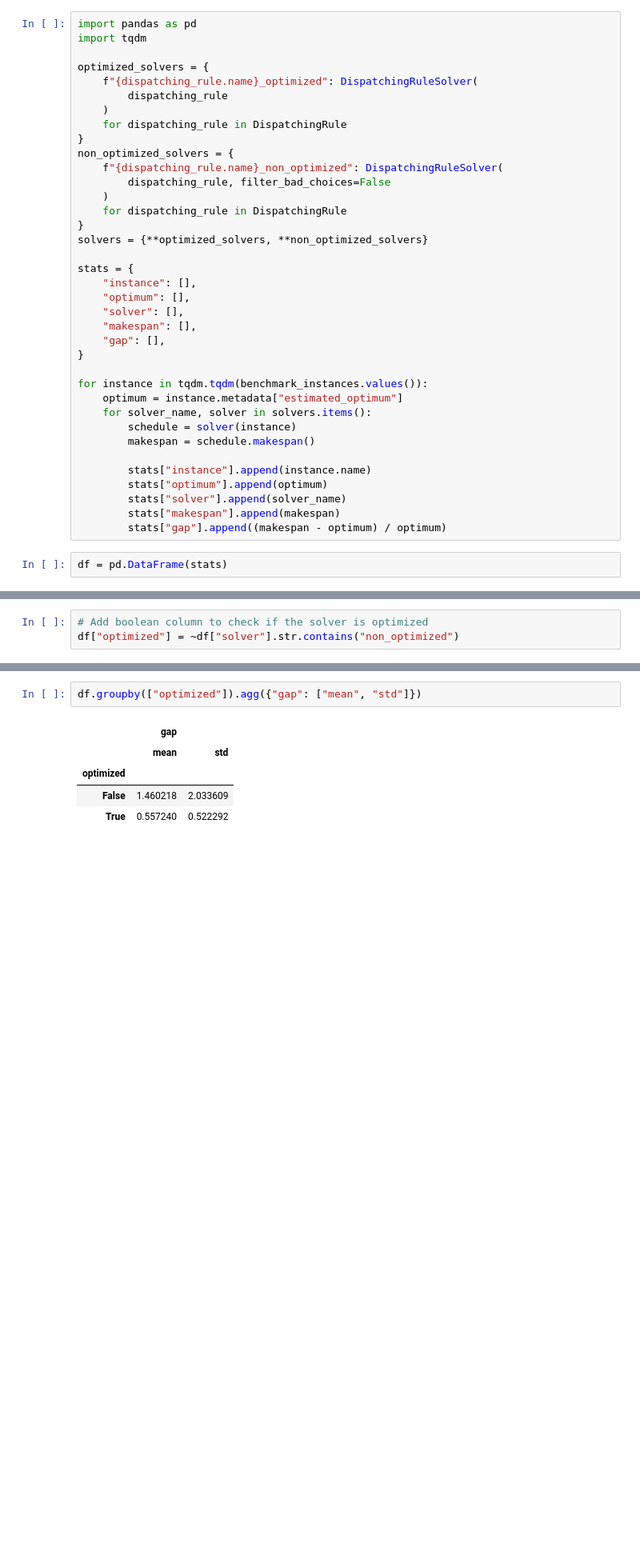
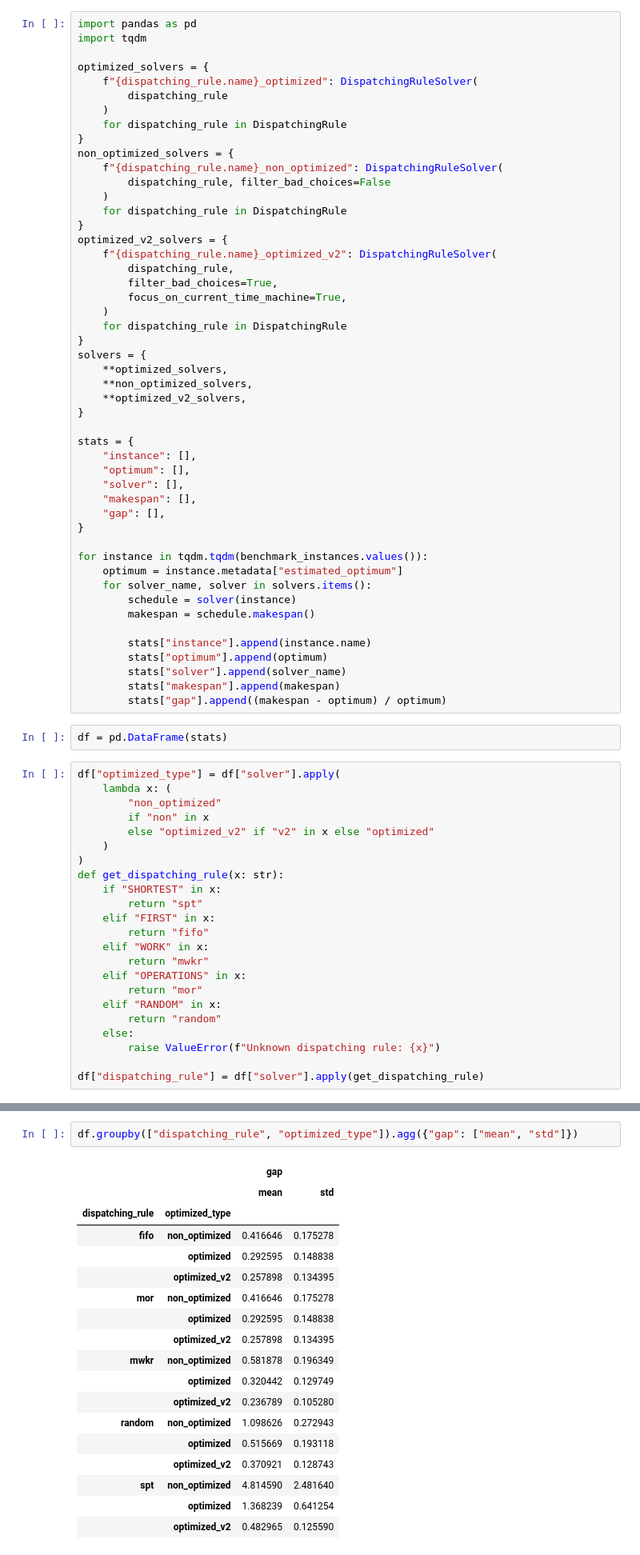
Before and after one commit to Pabloo22/job_shop_lib, a Jupyter notebook: examples/08-Dispatcher-Optimization.ipynb, the cells around one changed output, grey strips where cells are left out. Shown at 80% size. Drawn from its saved outputs; the diff is of its cells as text; blank space fills up the shorter version.

```diff
--- a/examples/08-Dispatcher-Optimization.ipynb
+++ b/examples/08-Dispatcher-Optimization.ipynb
@@ -93,7 +104,19 @@ non_optimized_solvers = {
     )
     for dispatching_rule in DispatchingRule
 }
-solvers = {**optimized_solvers, **non_optimized_solvers}
+optimized_v2_solvers = {
+    f"{dispatching_rule.name}_optimized_v2": DispatchingRuleSolver(
+        dispatching_rule,
+        filter_bad_choices=True,
+        focus_on_current_time_machine=True,
+    )
+    for dispatching_rule in DispatchingRule
+}
+solvers = {
+    **optimized_solvers,
+    **non_optimized_solvers,
+    **optimized_v2_solvers,
+}
 
 stats = {
     "instance": [],
@@ -116,3 +139,26 @@ for instance in tqdm.tqdm(benchmark_instances.values()):
         stats["gap"].append((makespan - optimum) / optimum)
 # %%
 df = pd.DataFrame(stats)
+# %%
+df["optimized_type"] = df["solver"].apply(
+    lambda x: (
+        "non_optimized"
+        if "non" in x
+        else "optimized_v2" if "v2" in x else "optimized"
+    )
+)
+def get_dispatching_rule(x: str):
+    if "SHORTEST" in x:
+        return "spt"
+    elif "FIRST" in x:
+        return "fifo"
+    elif "WORK" in x:
+        return "mwkr"
+    elif "OPERATIONS" in x:
+        return "mor"
+    elif "RANDOM" in x:
+        return "random"
+    else:
+        raise ValueError(f"Unknown dispatching rule: {x}")
+
+df["dispatching_rule"] = df["solver"].apply(get_dispatching_rule)
@@ -195,4 +264 @@ df_most_work_remaining.groupby(["instance_type", "solver"]).agg(
-# %%
-# Add boolean column to check if the solver is optimized
-df["optimized"] = ~df["solver"].str.contains("non_optimized")
 # %%
@@ -218,8 +288,21 @@ df.groupby(["instance_type", "optimized"]).agg({"gap": ["mean", "std"]})
 # %%
-df.groupby(["optimized"]).agg({"gap": ["mean", "std"]})
+df.groupby(["dispatching_rule", "optimized_type"]).agg({"gap": ["mean", "std"]})
 # %% [output]
-|  | gap |  |
-|  | mean | std |
-| optimized |  |  |
-| False | 1.460218 | 2.033609 |
-| True | 0.557240 | 0.522292 |
+|  |  | gap |  |
+|  |  | mean | std |
+| dispatching_rule | optimized_type |  |  |
+| fifo | non_optimized | 0.416646 | 0.175278 |
+|  | optimized | 0.292595 | 0.148838 |
+|  | optimized_v2 | 0.257898 | 0.134395 |
+| mor | non_optimized | 0.416646 | 0.175278 |
+|  | optimized | 0.292595 | 0.148838 |
+|  | optimized_v2 | 0.257898 | 0.134395 |
+| mwkr | non_optimized | 0.581878 | 0.196349 |
+|  | optimized | 0.320442 | 0.129749 |
+|  | optimized_v2 | 0.236789 | 0.105280 |
+| random | non_optimized | 1.098626 | 0.272943 |
+|  | optimized | 0.515669 | 0.193118 |
+|  | optimized_v2 | 0.370921 | 0.128743 |
+| spt | non_optimized | 4.814590 | 2.481640 |
+|  | optimized | 1.368239 | 0.641254 |
+|  | optimized_v2 | 0.482965 | 0.125590 |
```
Also changed, not shown: parts of 11 cells of this notebook, 2 other files.
